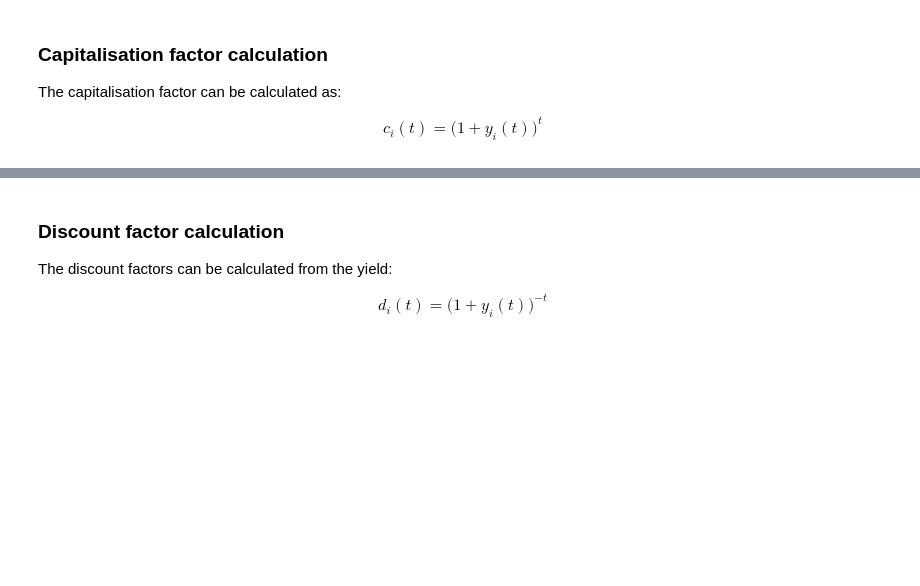
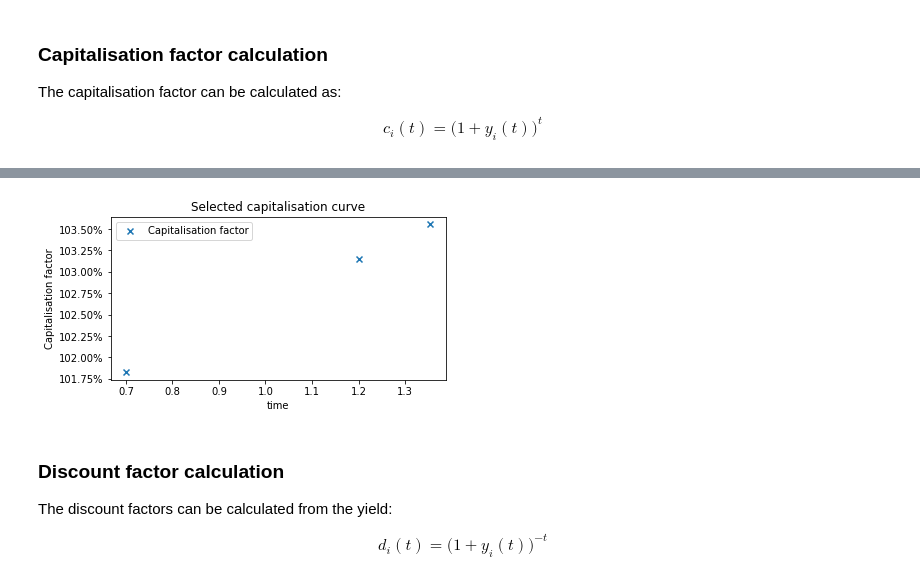
Before and after one commit to open-source-modelling/Open_Source_Economic_Model, a Jupyter notebook: Projection of the risk free curve and recalibration inside OSEM.ipynb, the cells around one changed output, grey strips where cells are left out. Saved outputs shown, nothing was run; the diff lists cells and outputs as text; code cells hidden in the pictures; blank space fills up the shorter version.

```diff
--- a/Projection of the risk free curve and recalibration inside OSEM.ipynb
+++ b/Projection of the risk free curve and recalibration inside OSEM.ipynb
@@ -248,3 +270,16 @@ array([1.01825944, 1.03146752, 1.03557165])
+# %%
+fig, ax1 = plt.subplots(1, 1)
+ax1.scatter(desired_mat, curves.RetrieveRates(3, desired_mat, "Capitalisation")*100, label="Capitalisation factor", marker="x")
+ax1.set_ylabel("Capitalisation factor")
+ax1.set_title('Selected capitalisation curve')
+ax1.set_xlabel("time")
+ax1.legend()
+ax1.yaxis.set_major_formatter(mtick.PercentFormatter())
+fig.set_figwidth(6)
+fig.set_figheight(3)
+plt.show()
+# %% [output]
+[figure, added]
 # %% [markdown]
 ### Discount factor calculation
 
```
Also changed, not shown: parts of 13 cells of this notebook, 1 other file.
